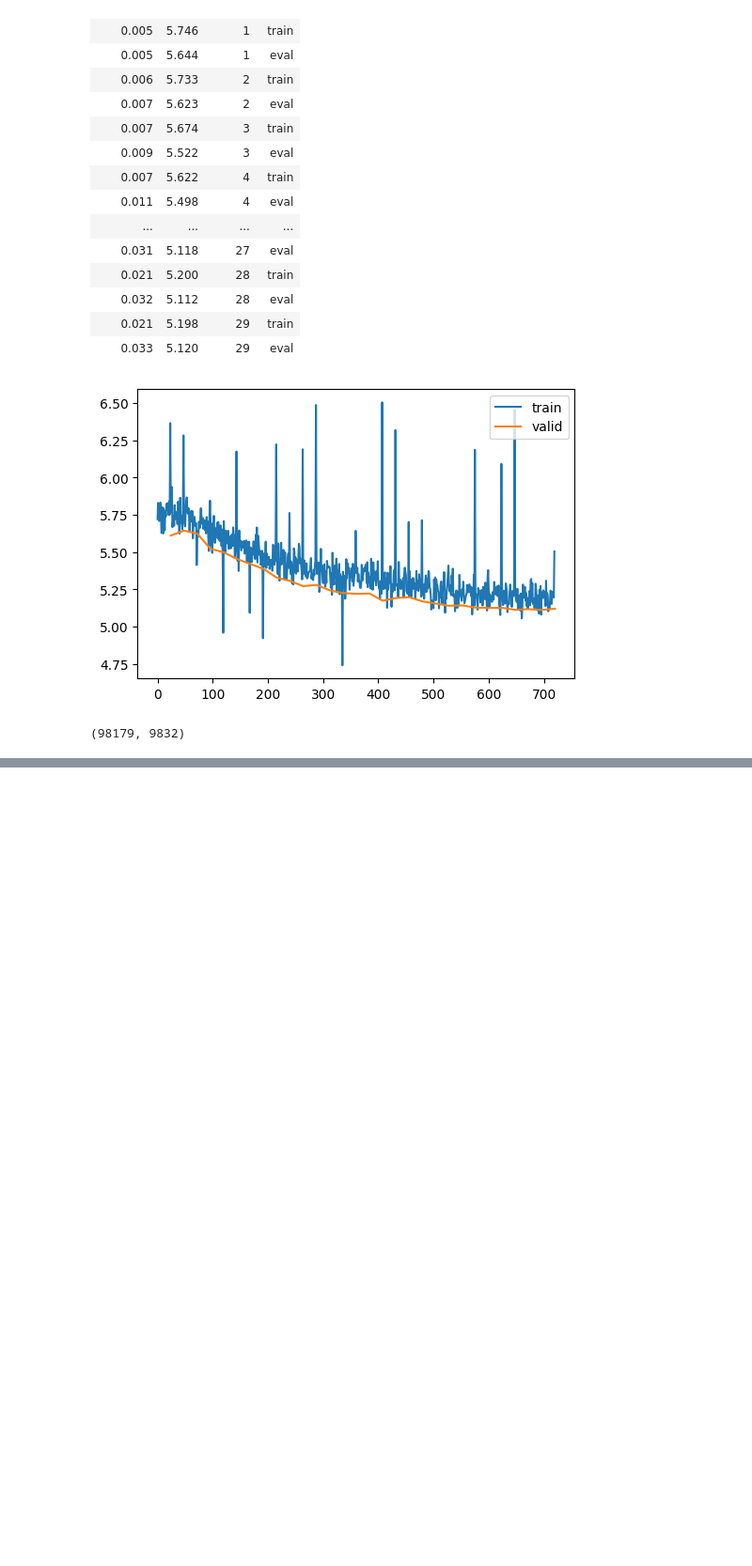
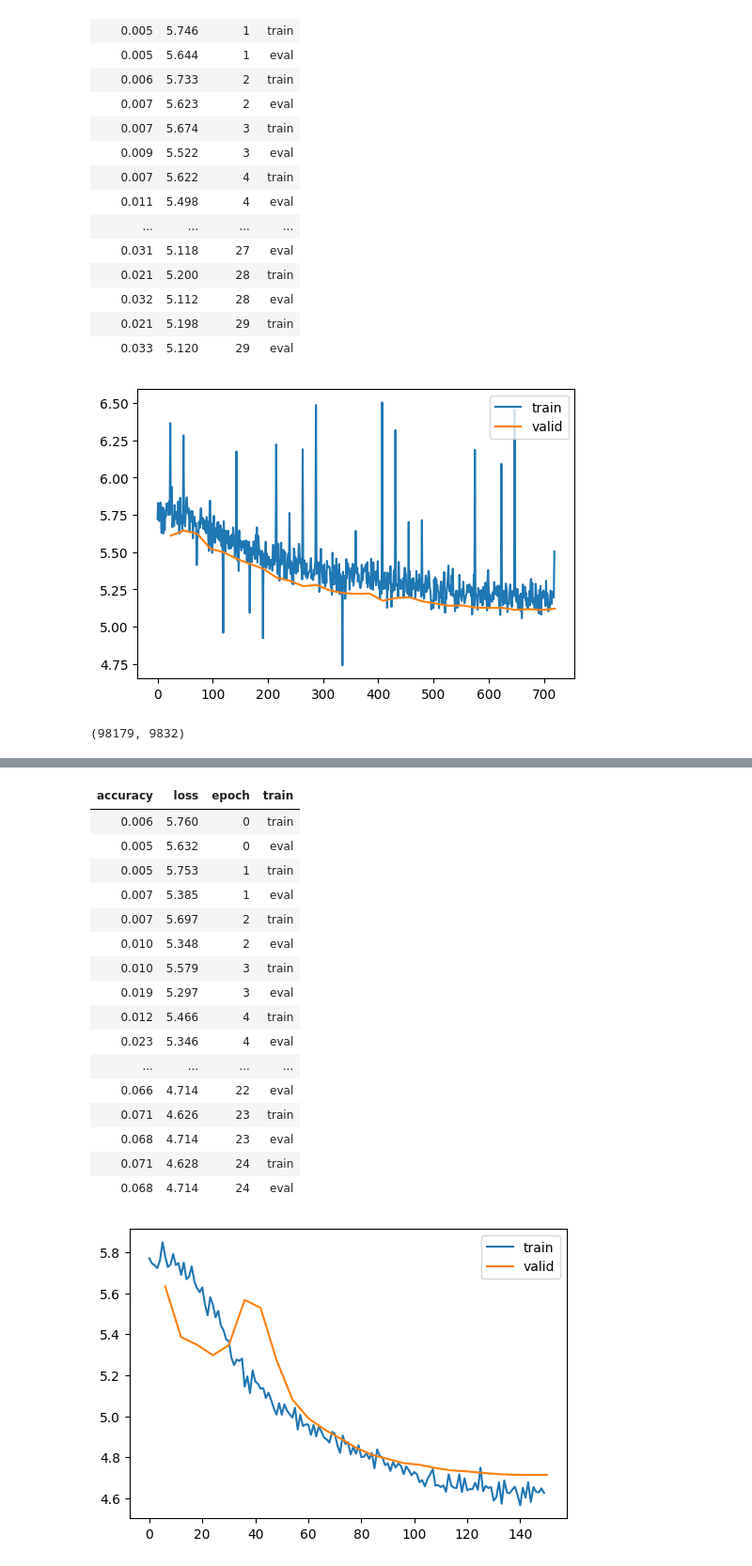
Before and after one commit to pranay8297/fastaip2, a Jupyter notebook: pre_act_experimentation.ipynb, the cells around one changed output, grey strips where cells are left out. Shown at 94% size. Drawn from its saved outputs; the diff is of its cells as text; code cells hidden in the pictures; blank space fills up the shorter version.

```diff
--- a/pre_act_experimentation.ipynb
+++ b/pre_act_experimentation.ipynb
@@ -909,0 +916,2 @@ runtime.unassign()
+# %%
+x, y = next(iter(train_dl))
@@ -909,0 +1001,13 @@ runtime.unassign()
+# %%
+class PreActResBlockNorm(PreActResBlock):
+
+  def __init__(self, ni, nf, stride = 2, ks = 3, norm = nn.BatchNorm2d, act = GeneralRelu, init_norm = True):
+    fc.store_attr()
+    super().__init__(ni, nf, stride, ks, norm, act)
+    self.f_norm = nn.BatchNorm2d(ni)
+
+  def forward(self, x):
+    return self.conserve(self.f_norm(x) if self.init_norm else x) + self.play(x)
+
+  def __name__(self):
+    return 'PreResBlock'
@@ -909,0 +1023,32 @@ runtime.unassign()
+# %%
+dls = DataLoaders(train_dl, valid_dl)
+lr_max, epochs = 5e-04, 25
+cbs = [
+          DeviceCB(torch.device('cuda' if torch.cuda.is_available() else 'cpu')),
+          MetricsCB(accuracy = MulticlassAccuracy()),
+          ProgressCB(plot = True),
+          BatchSchedulerCB(partial(lr_scheduler.OneCycleLR, max_lr = lr_max, epochs = epochs, steps_per_epoch = len(dls.train))),
+      ]
+
+model = get_model(PreActResBlockNorm, nls = (1, 1, 1, 1, 1), nfs = (32, 64, 128, 256, 512), nc = 200).apply(iw)
+learner = AccLearner(model, dls, loss_func = nn.CrossEntropyLoss(), lr = lr_max, cbs = cbs, opt_func = torch.optim.AdamW)
+learner.fit(epochs)
+# %% [output]
+| accuracy | loss | epoch | train |
+| 0.006 | 5.760 | 0 | train |
+| 0.005 | 5.632 | 0 | eval |
+| 0.005 | 5.753 | 1 | train |
+| 0.007 | 5.385 | 1 | eval |
+| 0.007 | 5.697 | 2 | train |
+| 0.010 | 5.348 | 2 | eval |
+| 0.010 | 5.579 | 3 | train |
+| 0.019 | 5.297 | 3 | eval |
+| 0.012 | 5.466 | 4 | train |
+| 0.023 | 5.346 | 4 | eval |
+| ... | ... | ... | ... |
+| 0.066 | 4.714 | 22 | eval |
+| 0.071 | 4.626 | 23 | train |
+| 0.068 | 4.714 | 23 | eval |
+| 0.071 | 4.628 | 24 | train |
+| 0.068 | 4.714 | 24 | eval |
+[figure, added]
```
Also changed, not shown: parts of 15 cells of this notebook.
